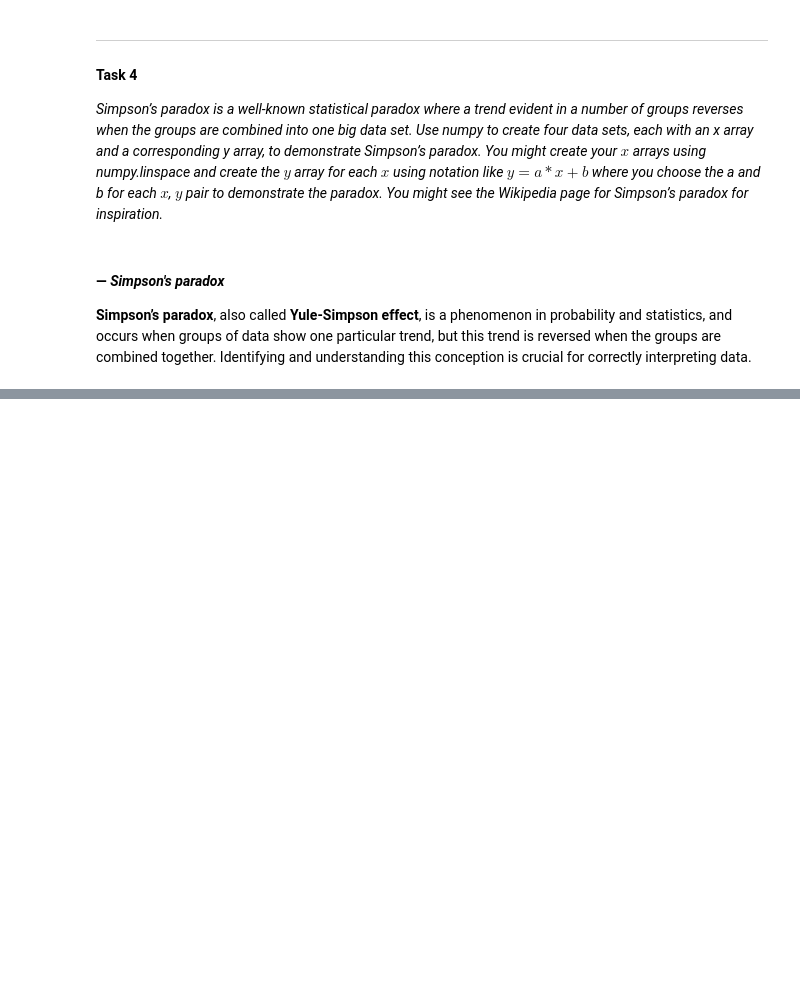
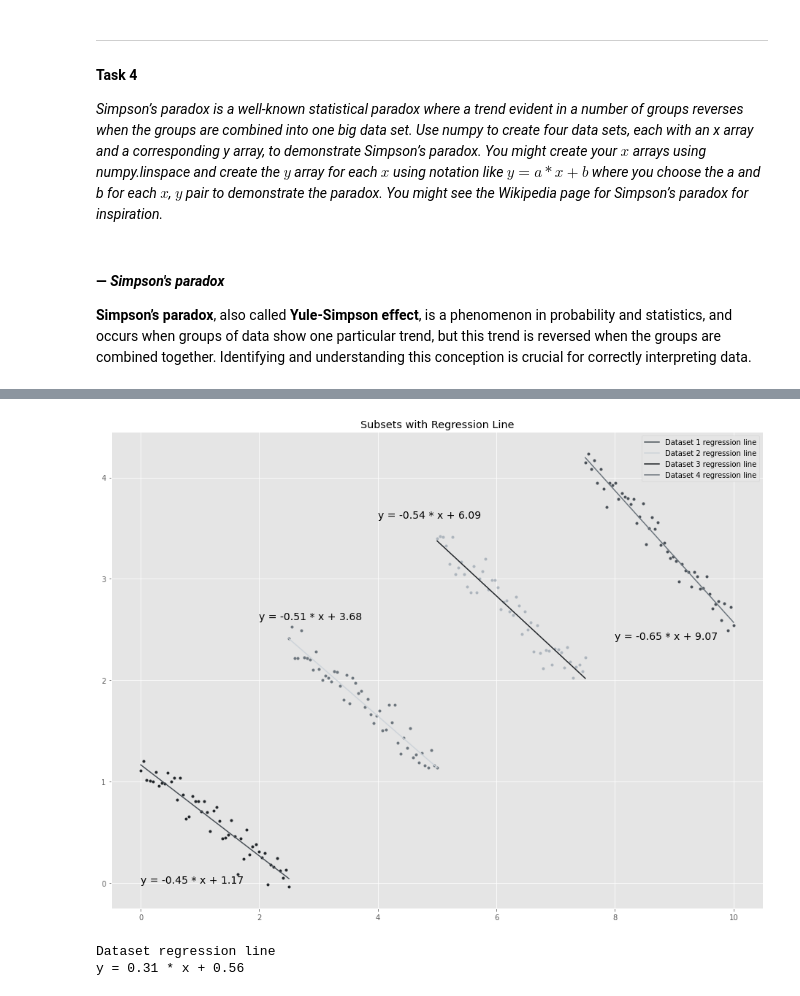
Before and after one commit to mizydorek/Fundamentals-of-Data-Analysis-Tasks-2020, a Jupyter notebook: tasks.ipynb, the cells around one changed output, grey strips where cells are left out. Saved outputs shown, nothing was run; the diff lists cells and outputs as text; code cells hidden in the pictures; blank space fills up the shorter version.

```diff
--- a/tasks.ipynb
+++ b/tasks.ipynb
@@ -363,0 +376,16 @@ simpson(4)
+# %%
+# Dataset 3.
+
+# Create x values using numpy linspace function
+x3 = np.linspace(5.0, 7.5, 50)
+
+# and y values using notation y = a * x + b + some noise created using numpy random
+y3 = -.55 * x3 + 6.25 + np.random.normal(-0.1, 0.1, len(x3))
+# %%
+# Dataset 4.
+
+# Create x values using numpy linspace function
+x4 = np.linspace(7.5, 10.0, 50)
+
+# and y values using notation y = a * x + b + some noise created using numpy random
+y4 = -.60 * x4 + 8.75 + np.random.normal(-0.1, 0.1, len(x4))
@@ -363,0 +425,38 @@ simpson(4)
+# %%
+# Plot the subsets with the linear model fit.
+
+# Dataset 1.
+plt.plot(x1, y1, '.');
+plt.plot(x1, a1 * x1 + b1, '-', label='Dataset 1 regression line')
+plt.text(0, 0, 'y = {:.2f} * x + {:.2f}'.format(a1, b1), size=14);
+
+# Dataset 2.
+plt.plot(x2, y2, '.');
+plt.plot(x2, a2 * x2 + b2, '-', label='Dataset 2 regression line')
+plt.text(2, 2.6, 'y = {:.2f} * x + {:.2f}'.format(a2, b2), size=14);
+
+# Dataset 3.
+plt.plot(x3, y3, '.');
+plt.plot(x3, a3 * x3 + b3, '-', label='Dataset 3 regression line')
+plt.text(4, 3.6, 'y = {:.2f} * x + {:.2f}'.format(a3, b3), size=14);
+
+# Dataset 4.
+plt.plot(x4, y4, '.');
+plt.plot(x4, a4 * x4 + b4, '-', label='Dataset 4 regression line')
+plt.text(8, 2.4, 'y = {:.2f} * x + {:.2f}'.format(a4, b4), size=14);
+
+plt.title("Subsets with Regression Line");
+plt.legend();
+# %% [output]
+[figure, added]
+# %%
+# Creates whole set containing all subsets by using NumPy concatenate function.
+x = np.concatenate((x1, x2, x3, x4))
+y = np.concatenate((y1, y2, y3, y4))
+
+# Main dataset.
+a, b = np.polyfit(x, y, 1)
+print('\nDataset regression line\ny = {:.2f} * x + {:.2f}\n'.format(a,b))
+# %% [output]
+Dataset regression line
+y = 0.31 * x + 0.56
```
Also changed, not shown: parts of 14 cells of this notebook.
